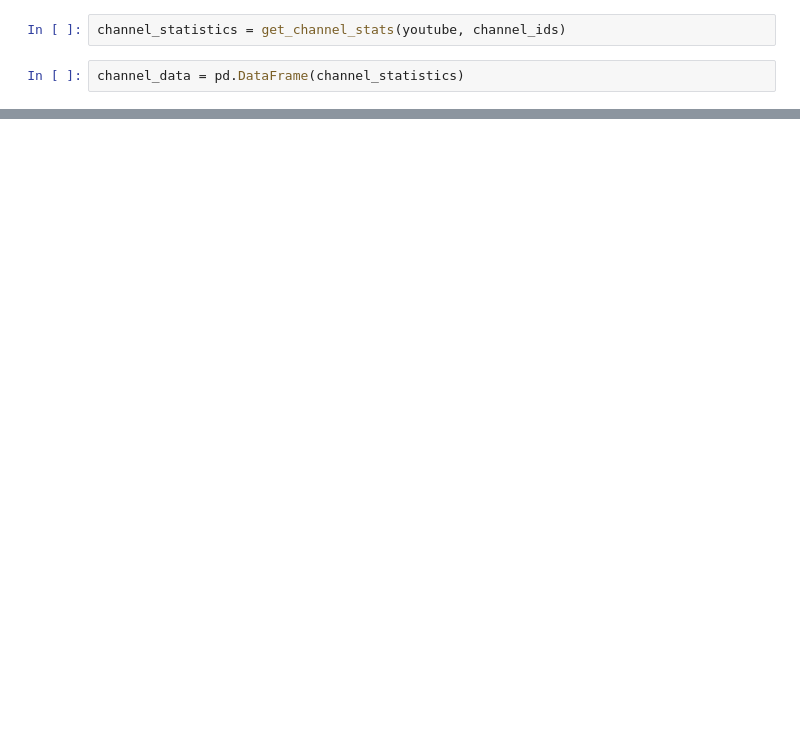
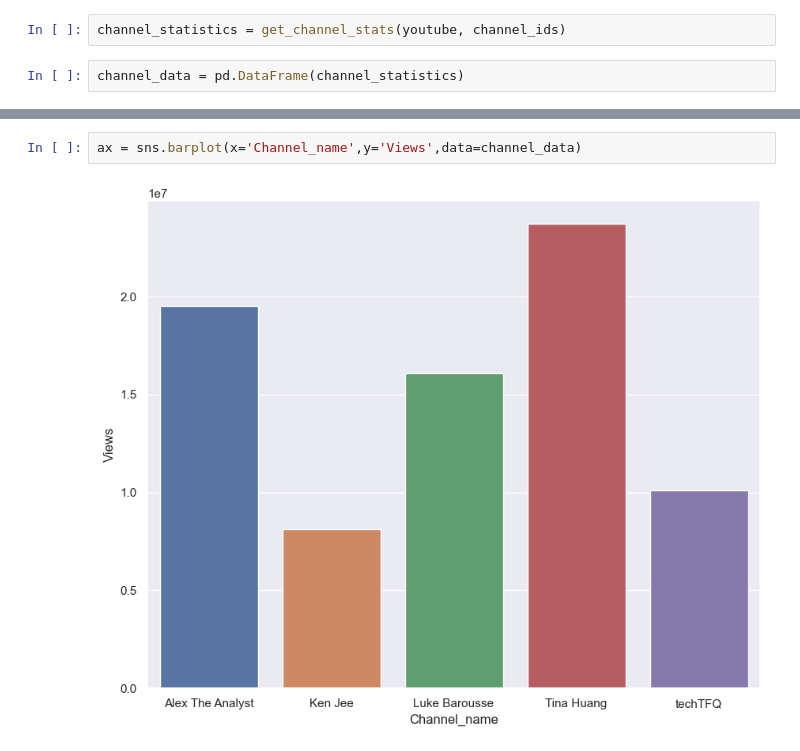
Before and after one commit to zacaugustzac/TrendingTopicForContentCreatorProject, a Jupyter notebook: TrendingTopicForContentCreatorProject.ipynb, the cells around one changed output, grey strips where cells are left out. Cells and saved outputs as stored; diff of their text form; blank space fills up the shorter version.

```diff
--- a/TrendingTopicForContentCreatorProject.ipynb
+++ b/TrendingTopicForContentCreatorProject.ipynb
@@ -69,0 +78,4 @@ dtype: object
+# %%
+ax = sns.barplot(x='Channel_name',y='Views',data=channel_data)
+# %% [output]
+[figure, added]
```
Also changed, not shown: parts of 10 cells of this notebook.
